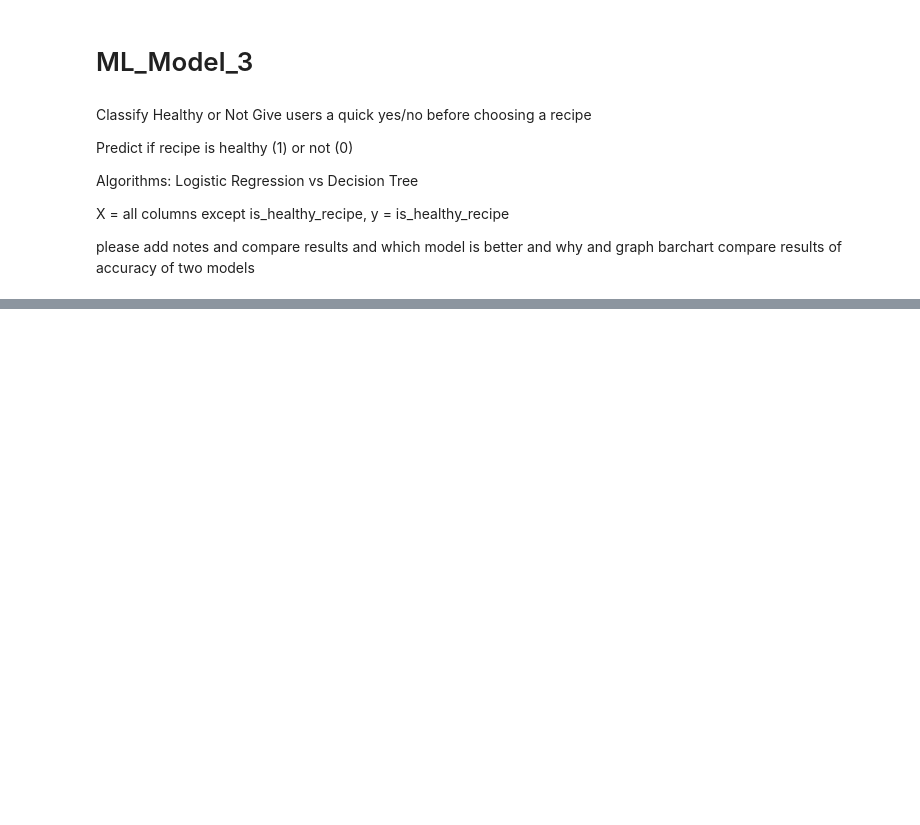
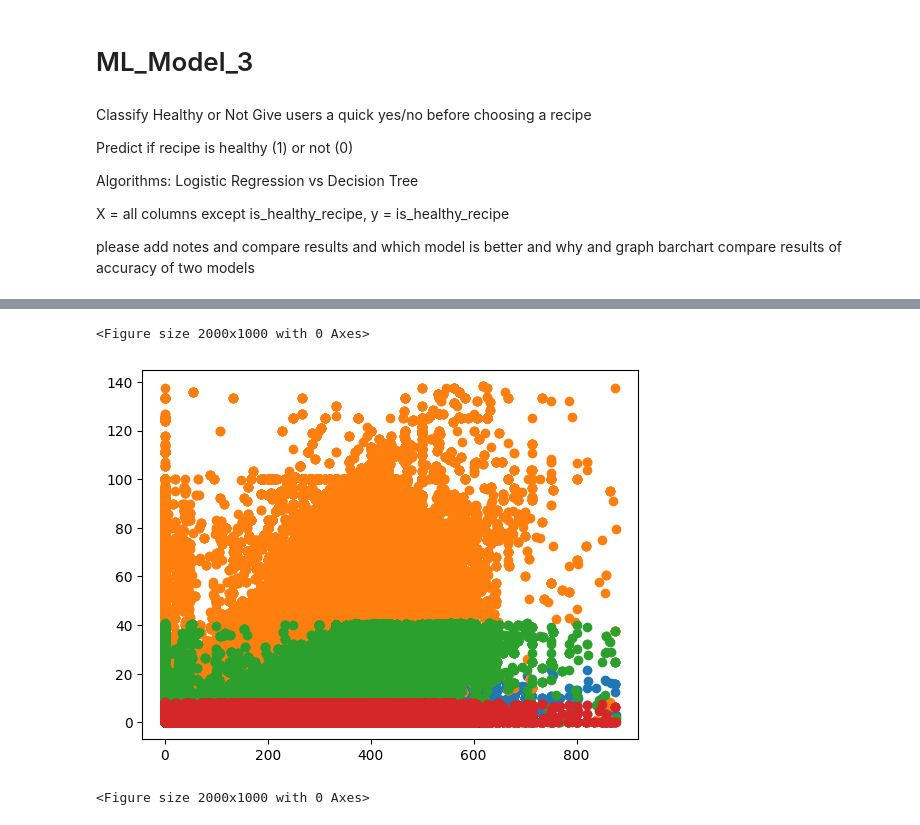
Before and after one commit to BeboNasif/DEPI-Project, a Jupyter notebook: DEPI_Phase_1.ipynb, the cells around one changed output, grey strips where cells are left out. Drawn from its saved outputs; the diff is of its cells as text; code cells hidden in the pictures; blank space fills up the shorter version.

```diff
--- a/DEPI_Phase_1.ipynb
+++ b/DEPI_Phase_1.ipynb
@@ -191,0 +230,22 @@ please add notes and compare results and which model is better and why and graph
+# %%
+
+
+def remove_outliers_iqr(df, columns):
+    cleaned_df = df.copy()
+
+    for col in columns:
+        Q1 = cleaned_df[col].quantile(0.25)
+        Q3 = cleaned_df[col].quantile(0.75)
+        IQR = Q3 - Q1
+        lower = Q1 - 1.5 * IQR
+        upper = Q3 + 1.5 * IQR
+
+        cleaned_df = cleaned_df[(cleaned_df[col] >= lower) & (cleaned_df[col] <= upper)]
+
+    return cleaned_df
+
+num_cols = ['carbs', 'calories', 'fiber', 'iron', 'magnesium', 'protein', 'sodium', 'fat']
+
+df_clean = remove_outliers_iqr(df, num_cols)
+print("Before:", df.shape)
+print("After :", df_clean.shape)
@@ -191,0 +264,10 @@ please add notes and compare results and which model is better and why and graph
+# %%
+figure1=plt.scatter(x='calories',y='protein',data=df_clean)
+figure2=plt.scatter(x='calories',y='carbs',data=df_clean)
+figure3=plt.scatter(x='calories',y='fat',data=df_clean)
+figure4=plt.scatter(x='calories',y='fiber',data=df_clean)
+plt.figure(figsize=(20,10))
+# %% [output]
+<Figure size 2000x1000 with 0 Axes>
+[figure, added]
+<Figure size 2000x1000 with 0 Axes>
```
Also changed, not shown: parts of 15 cells of this notebook.
